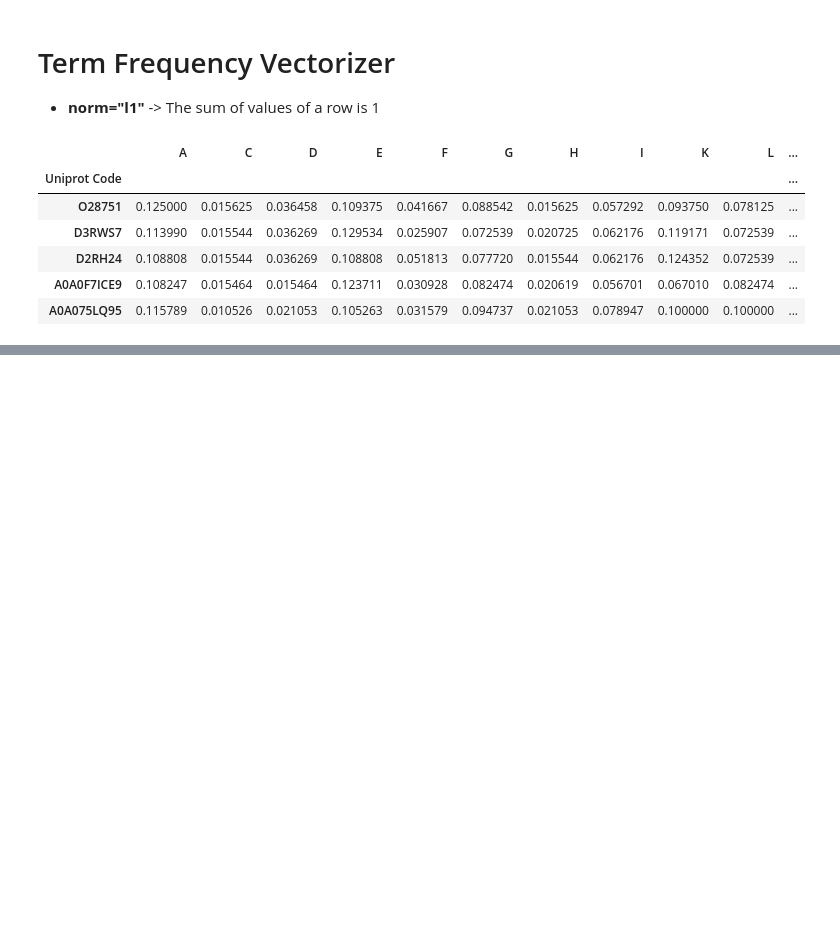
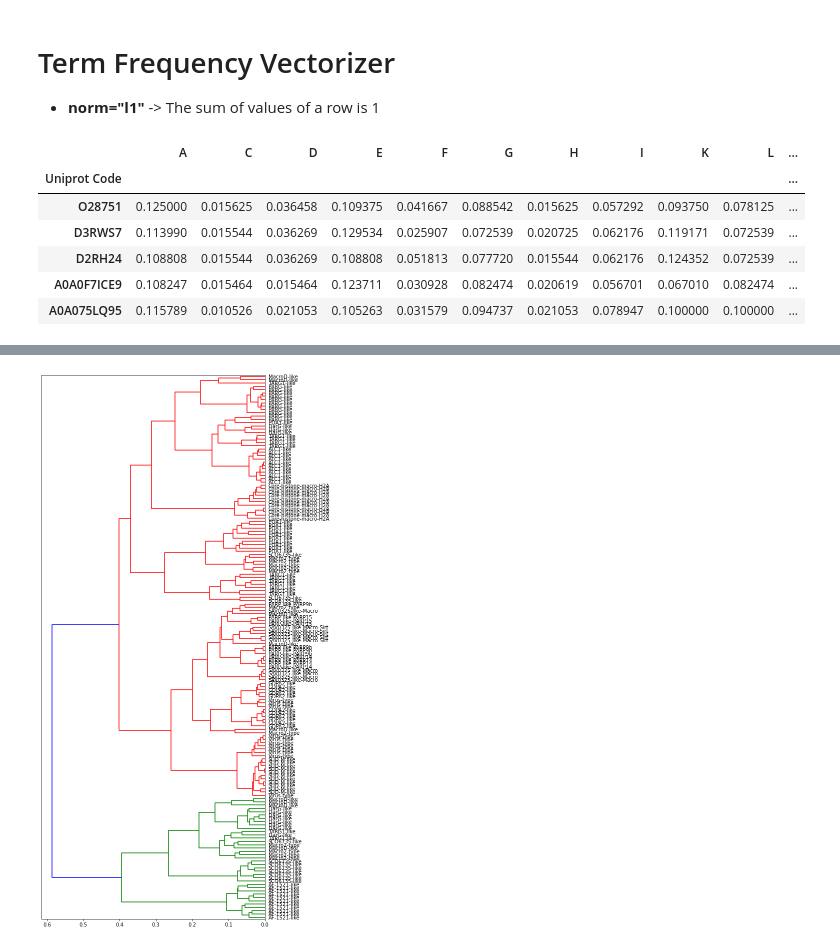
Before and after one commit to javiabellan/aisaturdays-proteins, a Jupyter notebook: Javi/1.1 Traditional - Term Frecuency.ipynb, the cells around one changed output, grey strips where cells are left out. Saved outputs shown, nothing was run; the diff lists cells and outputs as text; code cells hidden in the pictures; blank space fills up the shorter version.

```diff
--- a/Javi/1.1 Traditional - Term Frecuency.ipynb
+++ b/Javi/1.1 Traditional - Term Frecuency.ipynb
@@ -76,7 +75,6 @@ df_tf = tf.fit_transform(df.Secuencia)
 tokens = tf.get_feature_names()
 
 df_tf = pd.DataFrame(data=df_tf.toarray(), index=df.index, columns=tokens)
-df_tf["Tipo de Macro"] = df["Tipo de Macro"]
 df_tf.head()
 # %% [output]
 |  | A | C | D | E | F | G | H | I | K | L | ... |
@@ -129,0 +133,9 @@ plot_multidimensional(df_tf, df["Tipo de Macro"])
+# %%
+from matplotlib import pyplot as plt
+from scipy.cluster import hierarchy
+
+plt.figure(figsize=(8,20))
+Z = hierarchy.linkage(df_tf.drop(columns=["Tipo de Macro"]), 'ward')
+hierarchy.dendrogram(Z, orientation="left", leaf_font_size=10, labels=df_tf["Tipo de Macro"].values);
+# %% [output]
+[figure, added]
```
Also changed, not shown: parts of 7 cells of this notebook, 4 other files.
